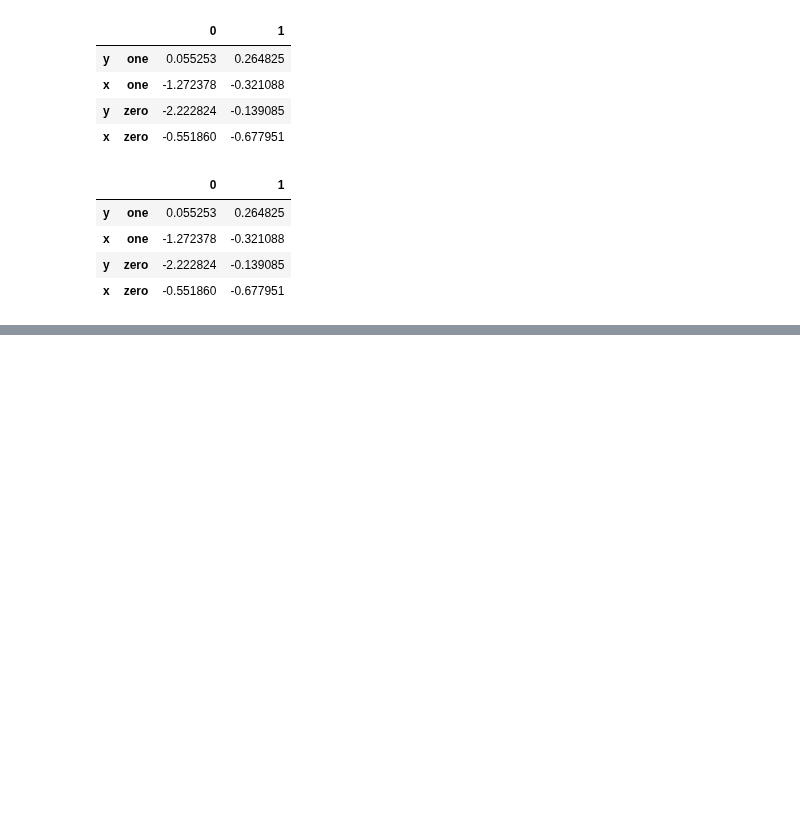
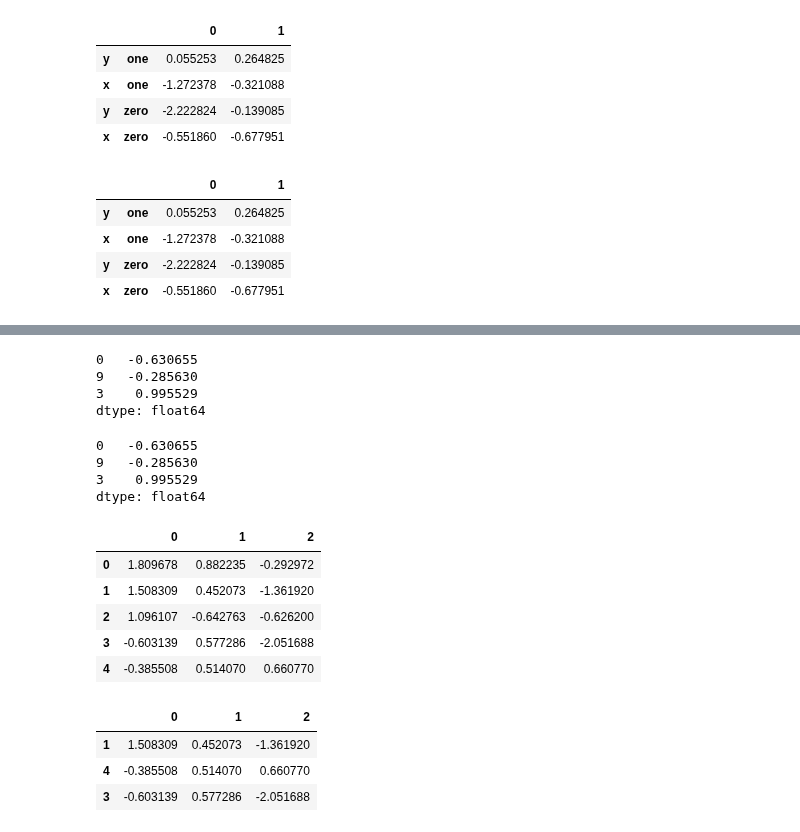
Before and after one commit to ilyak93/self-studying, a Jupyter notebook: DataEngineering/pandas/pandas_advanced_indexing.ipynb, the cells around one changed output, grey strips where cells are left out. Saved outputs shown, nothing was run; the diff lists cells and outputs as text; code cells hidden in the pictures; blank space fills up the shorter version.

```diff
--- a/DataEngineering/pandas/pandas_advanced_indexing.ipynb
+++ b/DataEngineering/pandas/pandas_advanced_indexing.ipynb
@@ -1010,0 +1324,31 @@ df[:5].swaplevel(0, 1, axis=0)
+# %%
+ser.iloc[positions]
+# %% [output]
+0   -0.630655
+9   -0.285630
+3    0.995529
+dtype: float64
+# %%
+ser.take(positions)
+# %% [output]
+0   -0.630655
+9   -0.285630
+3    0.995529
+dtype: float64
+# %%
+frm = pd.DataFrame(np.random.randn(5, 3))
+frm
+# %% [output]
+|  | 0 | 1 | 2 |
+| 0 | 1.809678 | 0.882235 | -0.292972 |
+| 1 | 1.508309 | 0.452073 | -1.361920 |
+| 2 | 1.096107 | -0.642763 | -0.626200 |
+| 3 | -0.603139 | 0.577286 | -2.051688 |
+| 4 | -0.385508 | 0.514070 | 0.660770 |
+# %%
+frm.take([1, 4, 3])
+# %% [output]
+|  | 0 | 1 | 2 |
+| 1 | 1.508309 | 0.452073 | -1.361920 |
+| 4 | -0.385508 | 0.514070 | 0.660770 |
+| 3 | -0.603139 | 0.577286 | -2.051688 |
```
Also changed, not shown: parts of 44 cells of this notebook.
